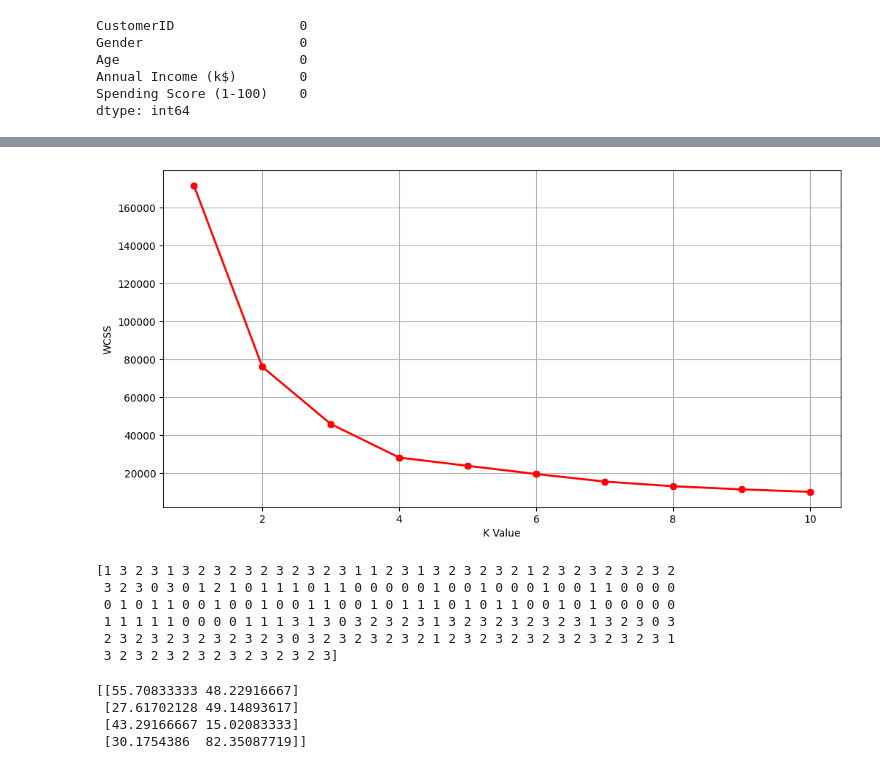
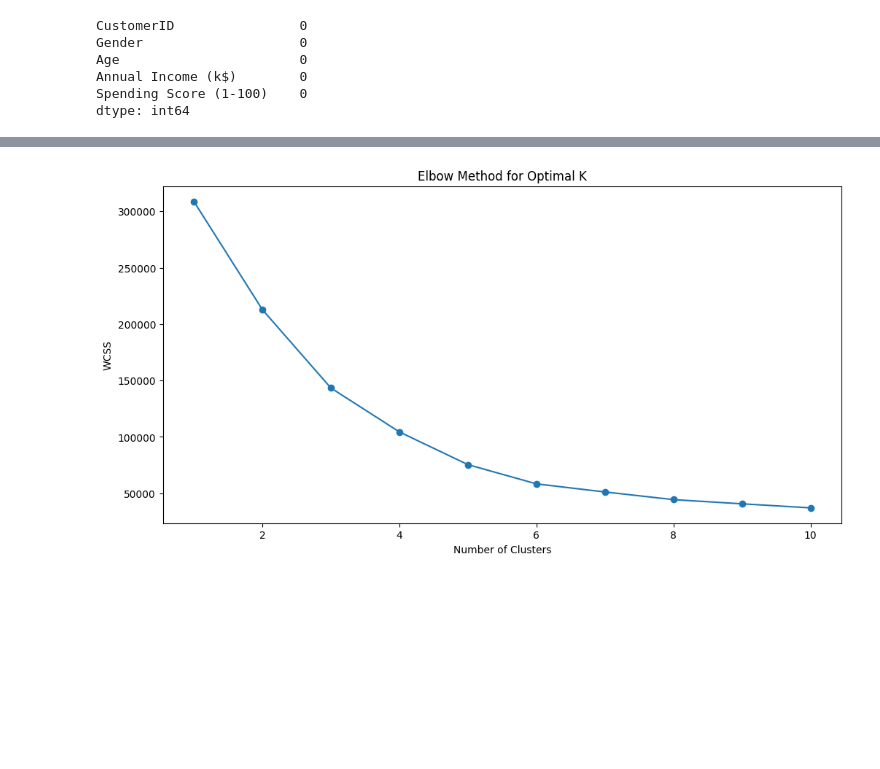
Before and after one commit to Octopush18/Customer_Segmentation_Unsupervised_Learning_KMeans, a Jupyter notebook: Customer_Segmentation.ipynb, the cells around one changed output, grey strips where cells are left out. Saved outputs shown, nothing was run; the diff lists cells and outputs as text; code cells hidden in the pictures; blank space fills up the shorter version.

```diff
--- a/Customer_Segmentation.ipynb
+++ b/Customer_Segmentation.ipynb
@@ -162,0 +88,10 @@ plt.show()
+# %%
+# Annual income ranges
+income_bins = [0, 30, 60, 90, 120, 150]
+df['Income Range'] = pd.cut(df['Annual Income (k$)'], bins=income_bins)
+plt.figure(figsize=(15, 6))
+sns.countplot(x='Income Range', data=df, palette='viridis')
+plt.title('Annual Income Range Distribution')
+plt.xlabel('Income Range (in $K)')
+plt.ylabel('Count')
+plt.show()
@@ -162,0 +100,10 @@ plt.show()
+# %%
+# Spending score ranges
+score_bins = [1, 20, 40, 60, 80, 100]
+df['Score Range'] = pd.cut(df['Spending Score (1-100)'], bins=score_bins)
+plt.figure(figsize=(15, 6))
+sns.countplot(x='Score Range', data=df, palette='viridis')
+plt.title('Spending Score Range Distribution')
+plt.xlabel('Spending Score Range')
+plt.ylabel('Count')
+plt.show()
@@ -163,37 +112,18 @@ plt.show()
 # %%
-#find optinum number of cluster
-
-x1 = df.loc[:, ["Age", "Spending Score (1-100)"]].values
-
+# Optimal number of clusters (Elbow Method)
 from sklearn.cluster import KMeans
 wcss = []
-for k in range(1,11):
-    kmeans = KMeans(n_clusters = k, init = "k-means++")
-    kmeans.fit(x1)
+features = df[['Age', 'Annual Income (k$)', 'Spending Score (1-100)']]
+for i in range(1, 11):
+    kmeans = KMeans(n_clusters=i, init='k-means++')
+    kmeans.fit(features)
     wcss.append(kmeans.inertia_)
-plt.figure(figsize=(12,6))
-plt.grid()
-plt.plot(range(1,11), wcss, linewidth=2, color = "red", marker ="8")
-plt.xlabel("K Value")
-plt.ylabel("WCSS")
+
+plt.figure(figsize=(12, 6))
+plt.plot(range(1, 11), wcss, marker='o')
+plt.title('Elbow Method for Optimal K')
+plt.xlabel('Number of Clusters')
+plt.ylabel('WCSS')  # Within-Cluster-Sum-of-Squares
 plt.show()
 # %% [output]
-[figure, old version]
+[figure, new version]
-# %%
-kmeans = KMeans(n_clusters = 4)
-label = kmeans.fit_predict(x1)
-print(label)
-# %% [output]
-[1 3 2 3 1 3 2 3 2 3 2 3 2 3 2 3 1 1 2 3 1 3 2 3 2 3 2 1 2 3 2 3 2 3 2 3 2
- 3 2 3 0 3 0 1 2 1 0 1 1 1 0 1 1 0 0 0 0 0 1 0 0 1 0 0 0 1 0 0 1 1 0 0 0 0
- 0 1 0 1 1 0 0 1 0 0 1 0 0 1 1 0 0 1 0 1 1 1 0 1 0 1 1 0 0 1 0 1 0 0 0 0 0
- 1 1 1 1 1 0 0 0 0 1 1 1 3 1 3 0 3 2 3 2 3 1 3 2 3 2 3 2 3 2 3 1 3 2 3 0 3
- 2 3 2 3 2 3 2 3 2 3 2 3 0 3 2 3 2 3 2 3 2 1 2 3 2 3 2 3 2 3 2 3 2 3 2 3 1
- 3 2 3 2 3 2 3 2 3 2 3 2 3 2 3]
-# %%
-print(kmeans.cluster_centers_)
-# %% [output]
-[[55.70833333 48.22916667]
- [27.61702128 49.14893617]
- [43.29166667 15.02083333]
- [30.1754386  82.35087719]]
```
Also changed, not shown: parts of 28 cells of this notebook, 1 other file.
